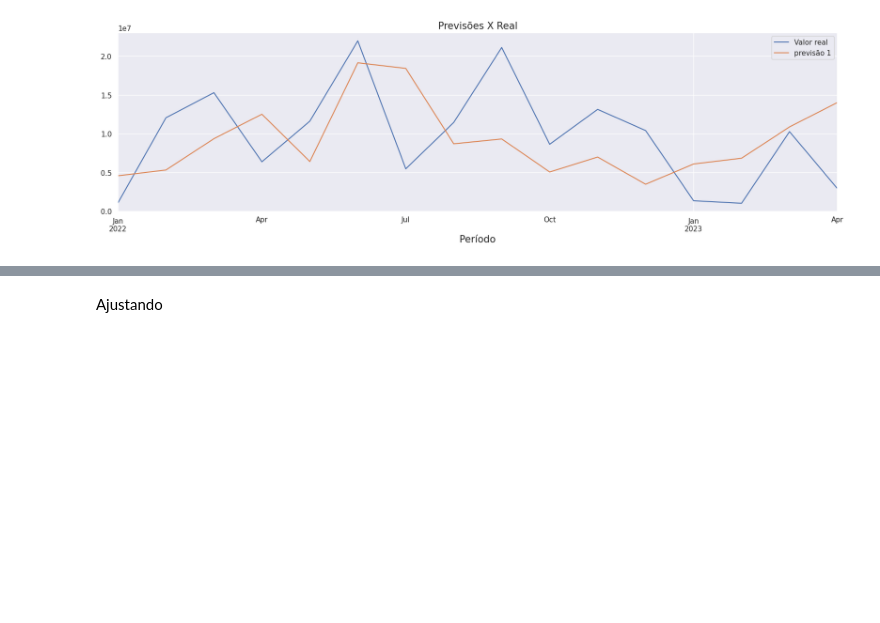
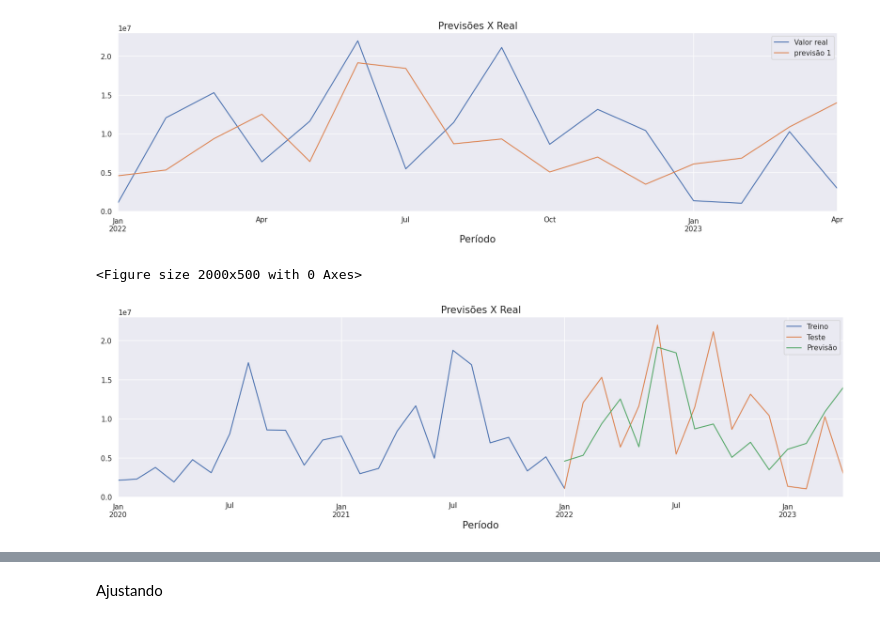
Before and after one commit to roliveira15/Data_Science_Sales_Forecast, a Jupyter notebook: Sales_Forecast.ipynb, the cells around one changed output, grey strips where cells are left out. Saved outputs shown, nothing was run; the diff lists cells and outputs as text; code cells hidden in the pictures; blank space fills up the shorter version.

```diff
--- a/Sales_Forecast.ipynb
+++ b/Sales_Forecast.ipynb
@@ -402,6 +405,16 @@ plt.legend(['Valor real','previsão 1','previsão 2']);
 # %% [output]
 <Figure size 2000x500 with 0 Axes>
 [figure]
+# %%
+plt.figure(figsize=(20,5))
+pd.concat([PPtreino,PPtest,previsao],axis=1).plot(figsize=(20,5))
+plt.xlabel('')
+plt.title('Previsões X Real',size=15)
+plt.xlabel("Período", size=15)
+plt.legend(['Treino','Teste','Previsão']);
+# %% [output]
+<Figure size 2000x500 with 0 Axes>
+[figure, added]
 # %%
 pd.concat([results.observed,previsao],
           axis=1).plot(linewidth=2,
```
Also changed, not shown: parts of 4 cells of this notebook.
